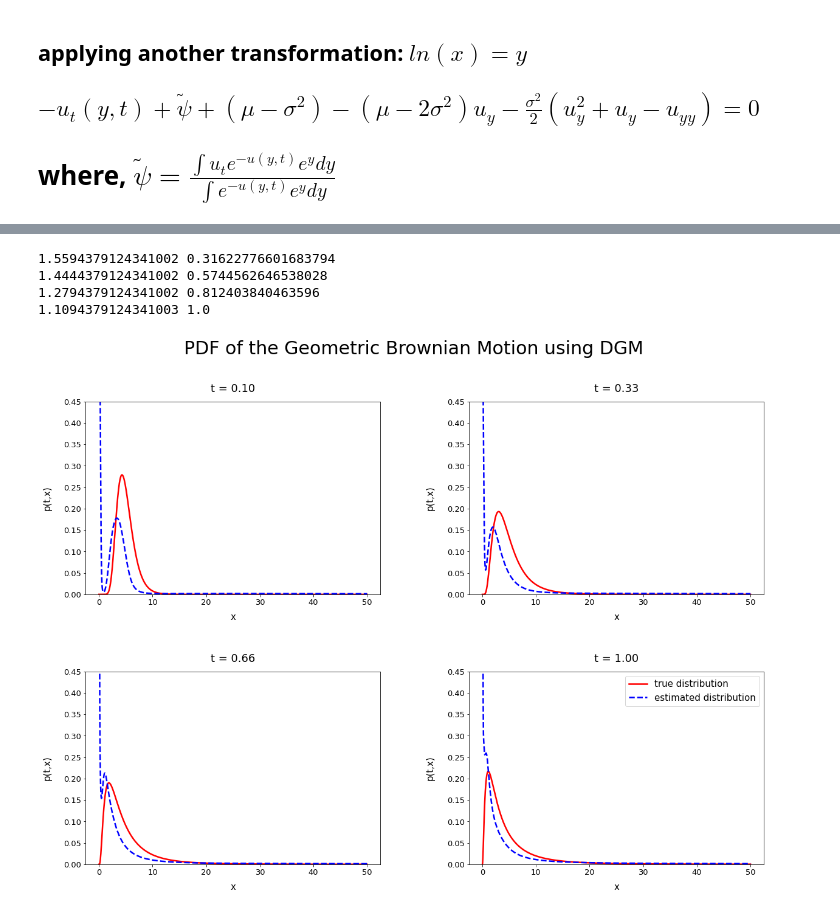
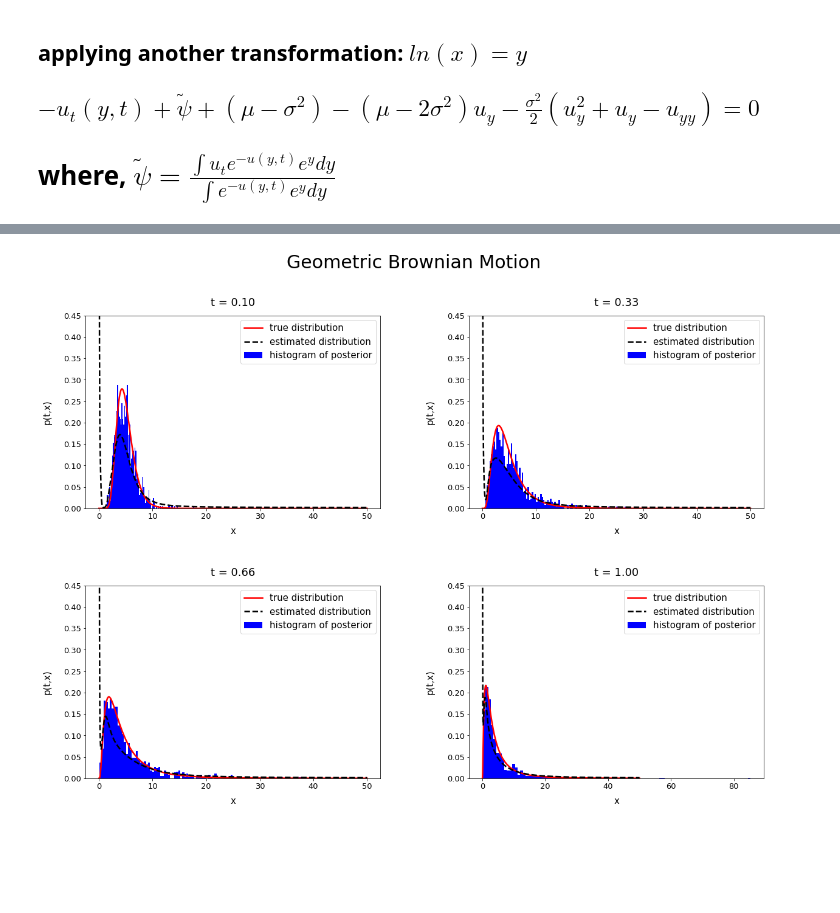
Before and after one commit to Aravindan98/Le-Mans-University-Thesis, a Jupyter notebook: DGM/DGM_GBM_2.ipynb, the cells around one changed output, grey strips where cells are left out. Saved outputs shown, nothing was run; the diff lists cells and outputs as text; code cells hidden in the pictures; blank space fills up the shorter version.

```diff
--- a/DGM/DGM_GBM_2.ipynb
+++ b/DGM/DGM_GBM_2.ipynb
@@ -485,6 +483,32 @@ def PDF_GBM(X, x_0, m, s, T):
     pdf = lognorm.pdf(X, s=sigma, scale=math.exp(mu))
 
     return pdf
+# %%
+def simulateGBM_GaussianStart(alpha, beta, m, s, n_sim, T):
+    ''' Simulate end point of Ornstein-Uhlenbeck process with normally
+        distributed random starting value.
+
+    Args:
+        alpha: mean of random starting value
+        beta:  standard deviation of random starting value
+        m: drift coeff
+        s: diffusion coeff
+        n_sim:  number of simulations
+        T:     terminal time
+    '''
+
+    # simulate initial point based on normal distribution
+    x_0 = np.random.normal(alpha,beta,n_sim)
+    #plt.hist(x_0, 100, density=True, align='mid')
+    t= T*np.ones_like(x_0)
+
+    mu = np.log(x_0) + (m-(s**2/2))*t
+    sigma = np.sqrt((s**2)*t)
+
+
+    X_T = np.random.lognormal(mu, sigma, n_sim)
+
+    return X_T
 # %%
 plt.figure(figsize = (20,14))
 
@@ -499,39 +523,37 @@ for i, curr_t in enumerate(densityTimes):
     # specify subplot
     plt.subplot(2,2,i+1)
 
     # simulate process at current t
     pdf = PDF_GBM(x_plot, alpha, m, s, curr_t)
-
+    sim_x = simulateGBM_GaussianStart(alpha, beta, m, s, n_sim, curr_t)
 
     # compute normalized density at all x values to plot and current t value
     t_plot = curr_t * np.ones_like(x_plot.reshape(-1,1))
     unnorm_dens = sess.run([p_unnorm], feed_dict= {t_tnsr:t_plot, x_interior_tnsr:np.log(x_plot.reshape(-1,1))})
     density = unnorm_dens[0] / sp.integrate.simps(unnorm_dens[0].reshape(x_plot.shape), x_plot)
     # plot histogram of simulated process values and overlay estimated density
 
+    plt.hist(sim_x, bins=100, density=True, color = 'b', label='histogram of posterior')
     plt.plot(x_plot, pdf, 'r', linewidth=2.5, label='true distribution')
-    plt.plot(x_plot, density, '--b', linewidth=2.5, label='estimated distribution')
+    plt.plot(x_plot, density, '--k', linewidth=2.5, label='estimated distribution')
 
     #plt.plot(x, pdf, linewidth=2, color='green', label='Actual PDF')
     plt.axis('tight')
 
     # subplot options
-    plt.ylim(ymin=0.0, ymax=0.45)
+    plt.ywlim(ymin=0.0, ymax=0.45)
     plt.xlabel(r"x", fontsize=15, labelpad=10)
     plt.ylabel(r"p(t,x)", fontsize=15, labelpad=20)
     plt.title(r"t = %.2f"%(curr_t), fontsize=18, y=1.03)
     plt.xticks(fontsize=13)
     plt.yticks(fontsize=13)
+    plt.legend(fontsize=15)
 
 plt.subplots_adjust(wspace=0.3, hspace=0.4)
-plt.suptitle("PDF of the Geometric Brownian Motion using DGM", fontsize=30)
+plt.suptitle("Geometric Brownian Motion", fontsize=30)
 plt.legend(fontsize=15)
 
 if saveFigure:
     plt.savefig(figureName)
 # %% [output]
-1.5594379124341002 0.31622776601683794
-1.4444379124341002 0.5744562646538028
-1.2794379124341002 0.812403840463596
-1.1094379124341003 1.0
-[figure, old version]
+[figure, new version]
```
Also changed, not shown: parts of 3 cells of this notebook.
